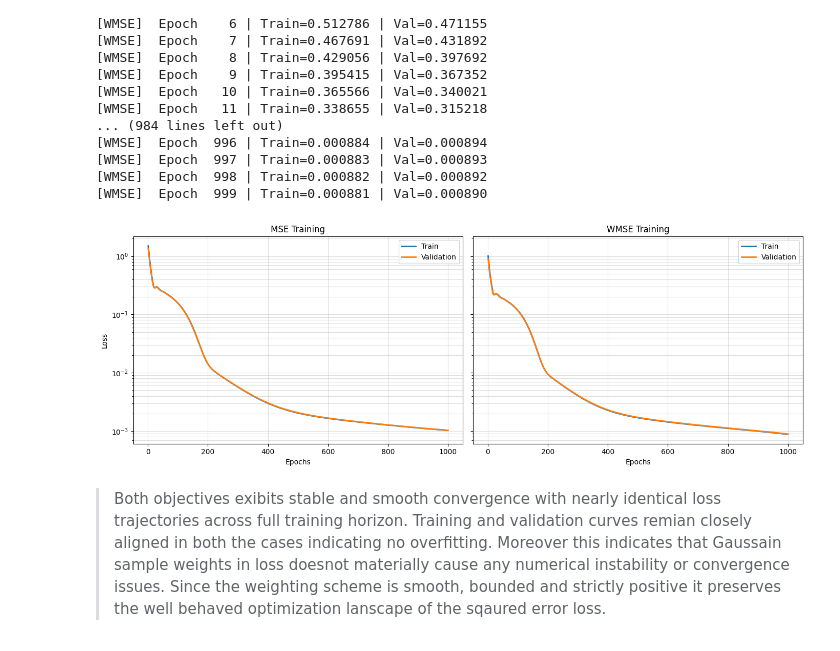
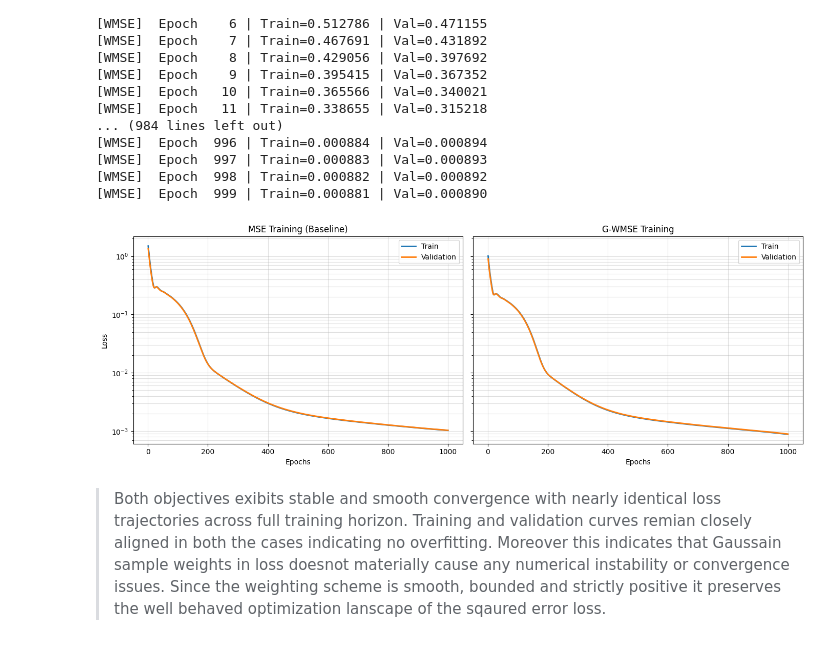
Before and after one commit to karandeeps18/Option-Pricing-using-Neural-Network, a Jupyter notebook: Notebooks/experiments1.ipynb, the cells around one changed output. Saved outputs shown, nothing was run; the diff lists cells and outputs as text; code cells hidden in the pictures.

```diff
--- a/Notebooks/experiments1.ipynb
+++ b/Notebooks/experiments1.ipynb
@@ -669,31 +669,31 @@ for epoch in range(EPOCHS):                                # full batch training
 # %%
 fig, axes = plt.subplots(1, 2, figsize=(14, 5), sharey=True)
 
 # MSE
 epochs_mse = np.arange(1, len(train_losses) + 1)
 axes[0].plot(epochs_mse, train_losses, label="Train", linewidth=2)
 axes[0].plot(epochs_mse, val_losses, label="Validation", linewidth=2)
-axes[0].set_title("MSE Training")
+axes[0].set_title("MSE Training (Baseline)")
 axes[0].set_xlabel("Epochs")
 axes[0].set_ylabel("Loss")
 axes[0].set_yscale("log")
 axes[0].legend()
 axes[0].grid(True, which="both", alpha=0.4)
 
 # WMSE
 epochs_wmse = np.arange(1, len(wmse_train_losses) + 1)
 axes[1].plot(epochs_wmse, wmse_train_losses, label="Train", linewidth=2)
 axes[1].plot(epochs_wmse, wmse_val_losses, label="Validation", linewidth=2)
-axes[1].set_title("WMSE Training")
+axes[1].set_title("G-WMSE Training")
 axes[1].set_xlabel("Epochs")
 axes[1].set_yscale("log")
 axes[1].legend()
 axes[1].grid(True, which="both", alpha=0.4)
 
 plt.tight_layout()
 plt.show()
 # %% [output]
-[figure, old version]
+[figure, new version]
 # %% [markdown]
 >Both objectives exibits stable and smooth convergence with nearly identical loss trajectories across full training horizon. Training and validation curves remian closely aligned in both the cases indicating no overfitting. Moreover this indicates that Gaussain sample weights in loss doesnot materially cause any numerical instability or convergence issues. Since the weighting scheme is smooth, bounded and strictly positive it preserves the well behaved optimization lanscape of the sqaured error loss.
 # %% [markdown]
```
Also changed, not shown: parts of 4 cells of this notebook, 10 other files.
